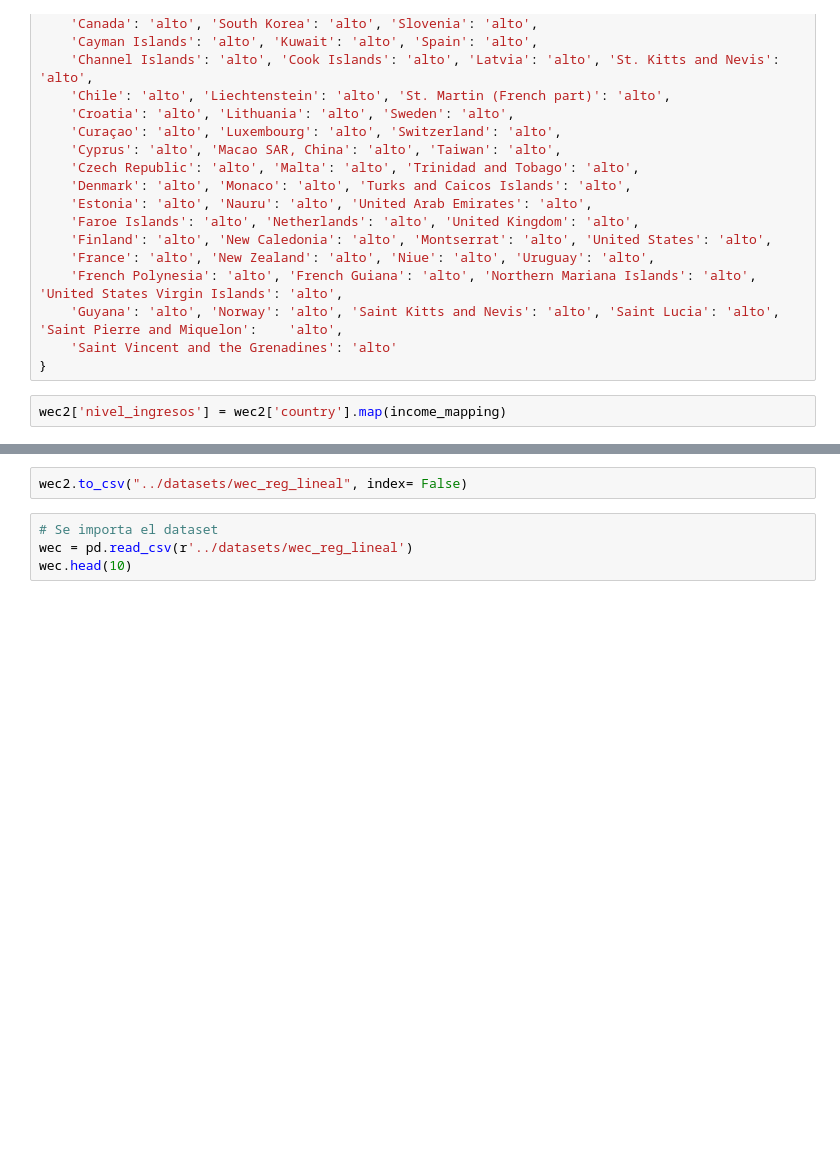
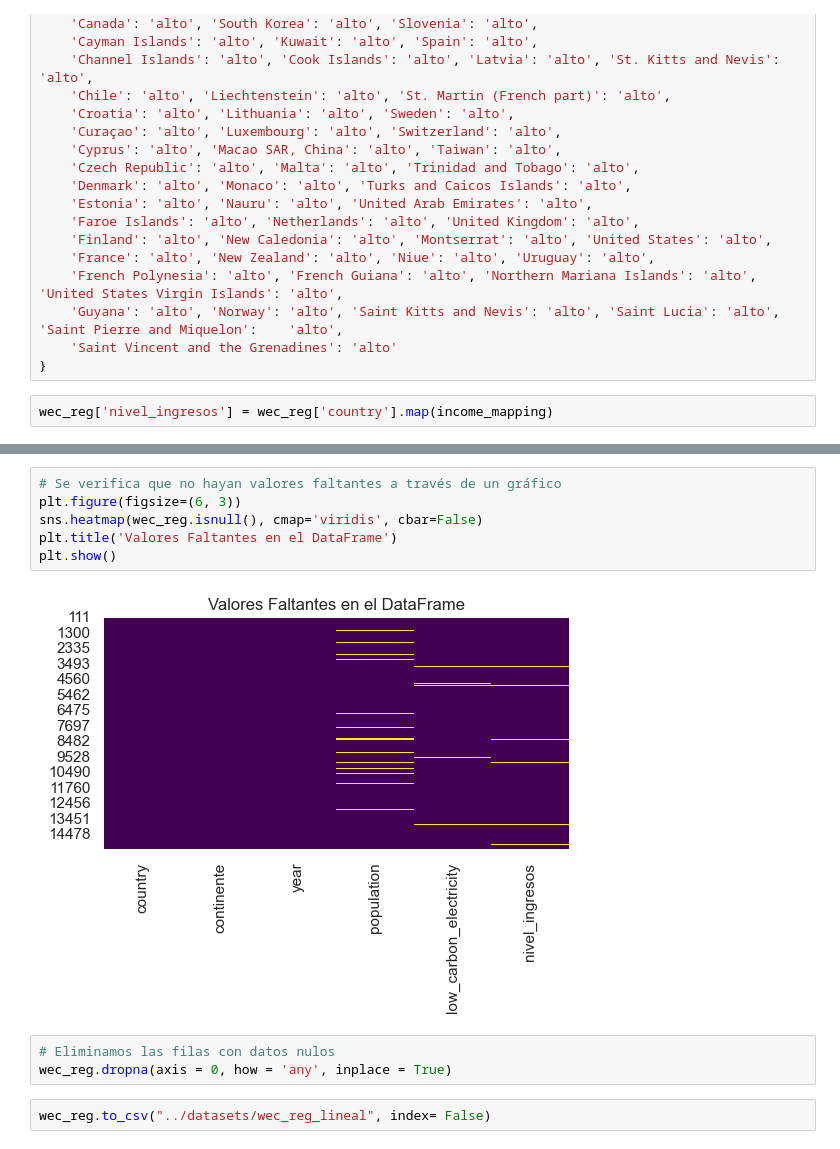
Before and after one commit to L-Ameneiro/EDA-Datasets, a Jupyter notebook: notebooks/EDA.ipynb, the cells around one changed output, grey strips where cells are left out. Cells and saved outputs as stored; diff of their text form; blank space fills up the shorter version.

```diff
--- a/notebooks/EDA.ipynb
+++ b/notebooks/EDA.ipynb
@@ -533,4 +498,4 @@ income_mapping = {
     'Saint Vincent and the Grenadines':	'alto'
 }
 # %%
-wec2['nivel_ingresos'] = wec2['country'].map(income_mapping)
+wec_reg['nivel_ingresos'] = wec_reg['country'].map(income_mapping)
@@ -537,6 +513,13 @@ wec2['nivel_ingresos'] = wec2['country'].map(income_mapping)
+# %%
+# Se verifica que no hayan valores faltantes a través de un gráfico
+plt.figure(figsize=(6, 3))
+sns.heatmap(wec_reg.isnull(), cmap='viridis', cbar=False)
+plt.title('Valores Faltantes en el DataFrame')
+plt.show()
+# %% [output]
+[figure, added]
+# %%
+# Eliminamos las filas con datos nulos
+wec_reg.dropna(axis = 0, how = 'any', inplace = True)
 # %%
-wec2.to_csv("../datasets/wec_reg_lineal", index= False)
+wec_reg.to_csv("../datasets/wec_reg_lineal", index= False)
-# %%
-# Se importa el dataset
-wec = pd.read_csv(r'../datasets/wec_reg_lineal')
-wec.head(10)
```
Also changed, not shown: parts of 19 cells of this notebook, 8 other files.
